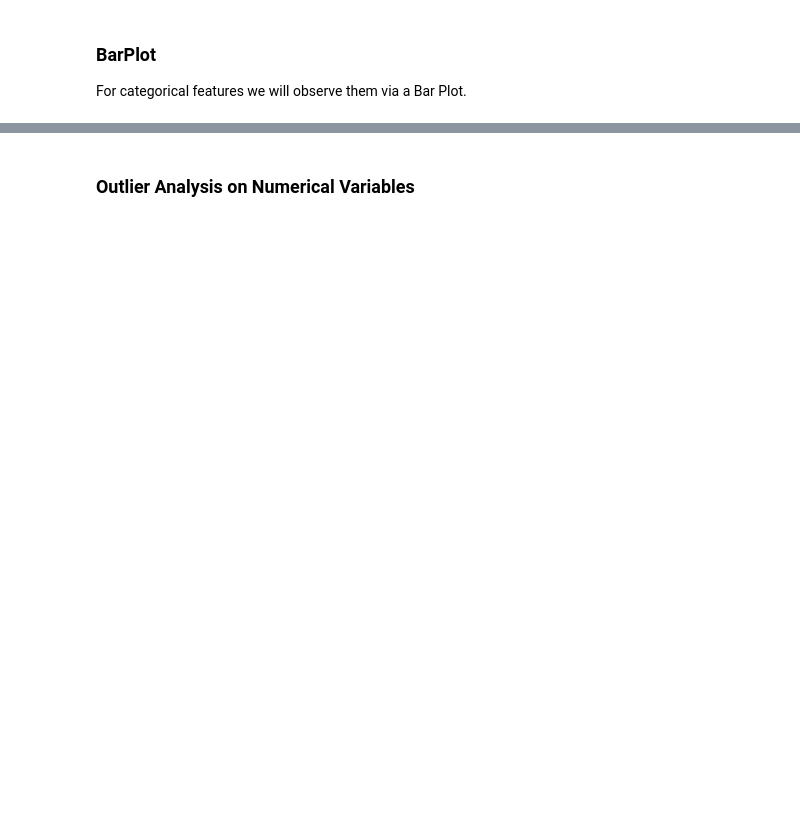
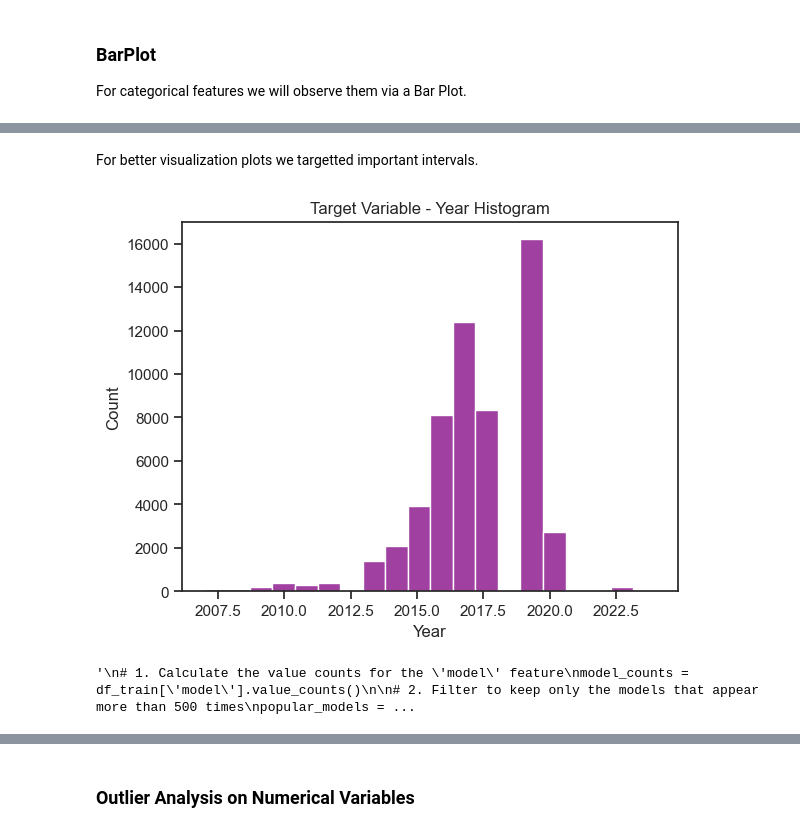
Before and after one commit to Filipesteves974/Machine-Learning-project, a Jupyter notebook: final.ipynb, the cells around one changed output, grey strips where cells are left out. Saved outputs shown, nothing was run; the diff lists cells and outputs as text; code cells hidden in the pictures; blank space fills up the shorter version.

```diff
--- a/final.ipynb
+++ b/final.ipynb
@@ -960,0 +593,43 @@ for ax, feat in zip(axes.flatten(), cat_features):
+# %% [markdown]
+For better visualization plots we targetted important intervals.
+# %%
+# Histogram of variable 'year' after 2007
+sns.histplot(df_train[df_train["year"] >= 2007]["year"].astype(int), bins=20, color=("purple"))
+plt.title("Target Variable - Year Histogram")
+plt.xlabel("Year")
+plt.ylabel("Count")
+plt.show()
+# %% [output]
+[figure, added]
+# %%
+#Isto nao me esta a dar bem
+"""
+# 1. Calculate the value counts for the 'model' feature
+model_counts = df_train['model'].value_counts()
+
+# 2. Filter to keep only the models that appear more than 500 times
+popular_models = model_counts.index
+
+# 3. Create a filtered DataFrame containing only the popular models
+#    We use .isin() to check if the model name is in our 'popular_models' list
+df_train_filtered = df_train[df_train['model'].isin(popular_models)]
+
+# 4. Create the countplot using the filtered data
+plt.figure(figsize=(12, 6))
+sns.countplot(data=df_train_filtered, x='model', palette='Purples', order = popular_models)
+
+# 5. Add titles and labels for clarity
+plt.title("Categorical Variable - Popular Model Countplot")
+plt.xlabel("Model")
+plt.ylabel("Count")
+
+# 6. Rotate x-axis labels for better readability
+plt.xticks(rotation=45, ha='right')
+
+# 7. Display the plot
+plt.tight_layout() # Adjust layout to prevent labels from being cut off
+plt.show()
+
+"""
+# %% [output]
+'\n# 1. Calculate the value counts for the \'model\' feature\nmodel_counts = df_train[\'model\'].value_counts()\n\n# 2. Filter to keep only the models that appear more than 500 times\npopular_models = ...
```
Also changed, not shown: parts of 42 cells of this notebook.
